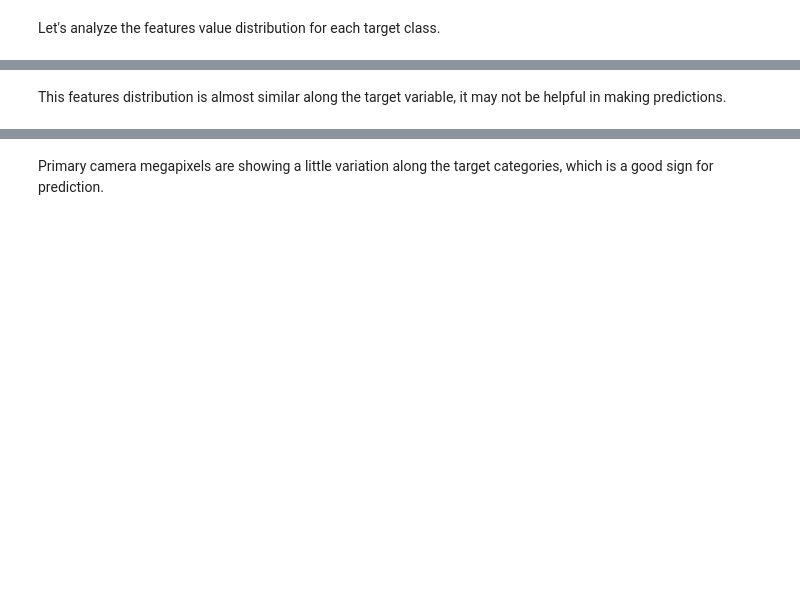
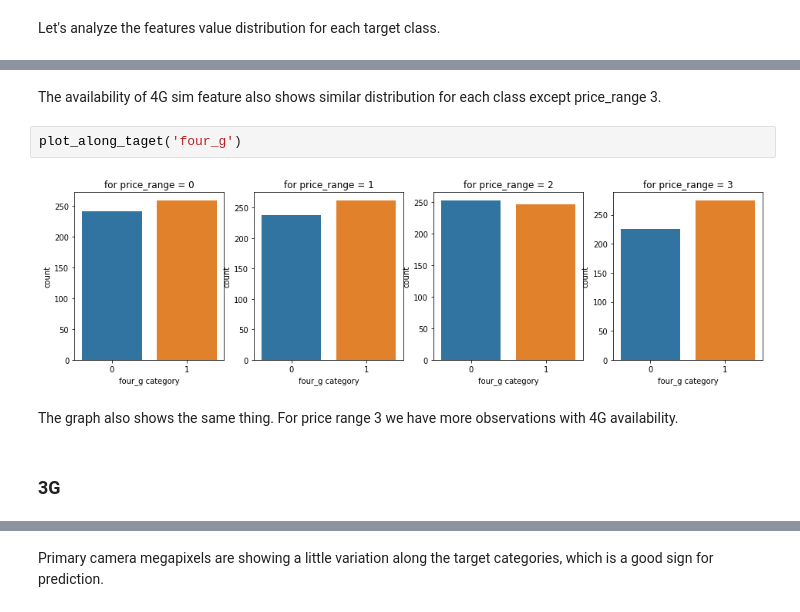
Before and after one commit to dis-is-pj/Mobile-Price-range-Prediction, a Jupyter notebook: Prashant_Jha_Mobile_Price_Range_Classification_Capstone.ipynb, the cells around one changed output, grey strips where cells are left out. Saved outputs shown, nothing was run; the diff lists cells and outputs as text; blank space fills up the shorter version.

```diff
--- a/Prashant_Jha_Mobile_Price_Range_Classification_Capstone.ipynb
+++ b/Prashant_Jha_Mobile_Price_Range_Classification_Capstone.ipynb
@@ -58,3 +119,11 @@ The Clock Speed distribution is similar along the price range except 0 and 1.
-# %% [markdown]
-This features distribution is almost similar along the target variable, it may not be helpful in making predictions.
+# %% [markdown]
+The availability of 4G sim feature also shows similar distribution for each class except price_range 3.
+# %%
+plot_along_taget('four_g')
+# %% [output]
+[figure, added]
+# %% [markdown]
+The graph also shows the same thing. For price range 3 we have more observations with 4G availability.
+# %% [markdown]
+### 3G
 # %% [markdown]
```
Also changed, not shown: parts of 143 cells of this notebook.
